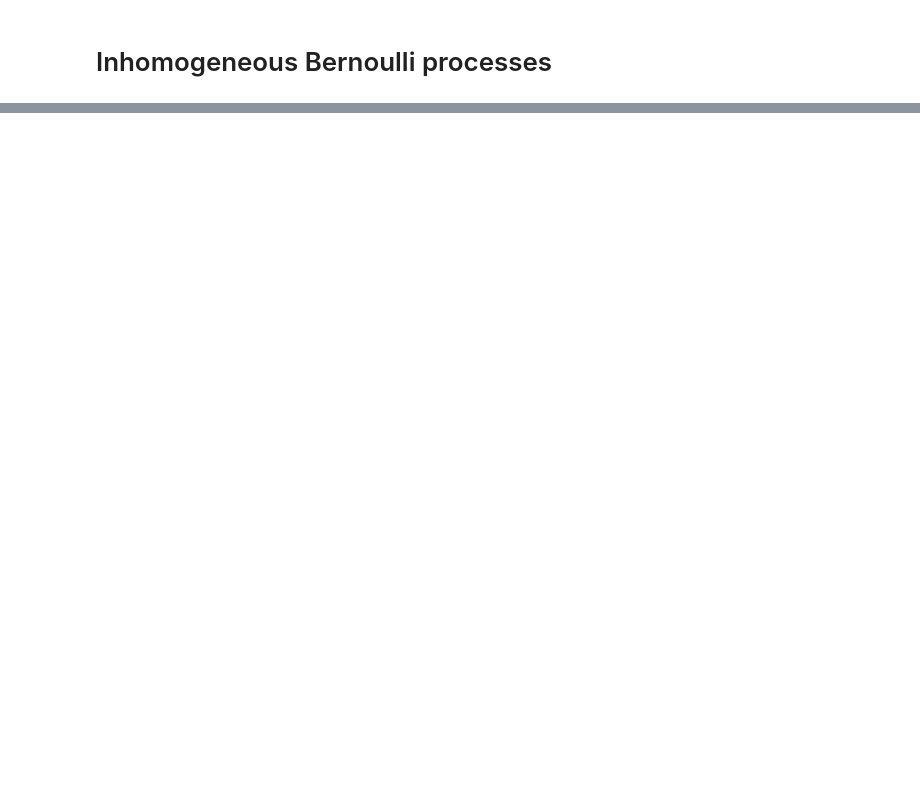
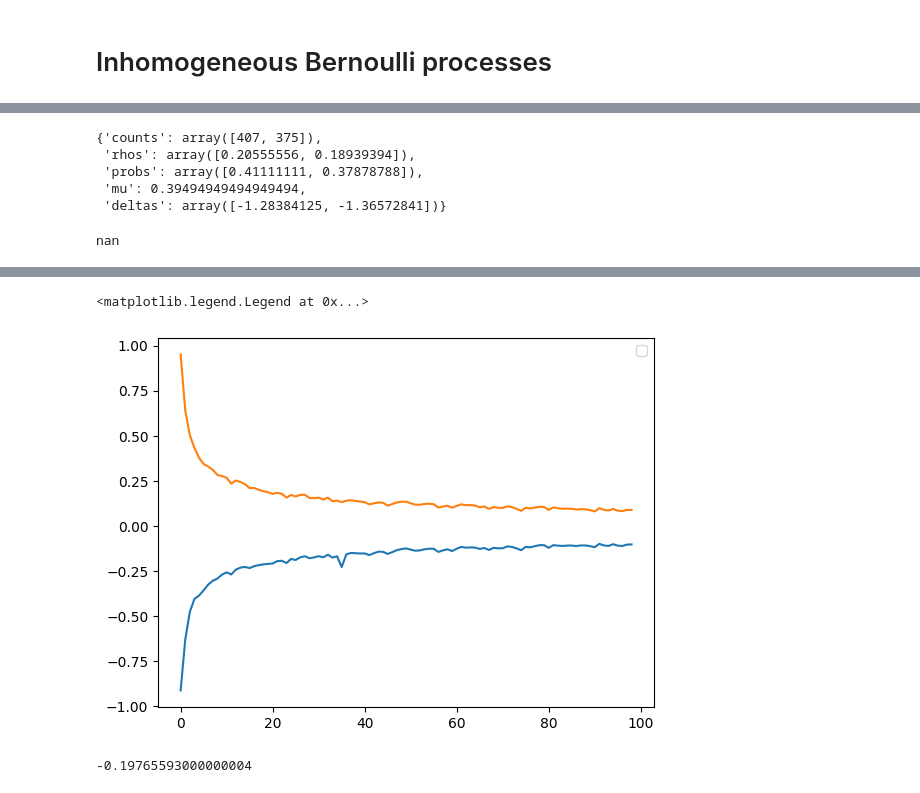
Before and after one commit to madanmohan-venkatesan/notebooks, a Jupyter notebook: 2011_03567.ipynb, the cells around one changed output, grey strips where cells are left out. Drawn from its saved outputs; the diff is of its cells as text; code cells hidden in the pictures; blank space fills up the shorter version.

```diff
--- a/2011_03567.ipynb
+++ b/2011_03567.ipynb
@@ -786,3 +794,12 @@ def objective(a,delta,maximize=True):
+# %%
+def objective(a,delta,maximize=True):
+    return -np.dot(a,delta) if maximize else np.dot(a,delta)
+
+def penalty_objective(delta, a, c, counts, rhos, eta, maximize=True):
+    obj_value = -np.dot(a, delta) if maximize else np.dot(a, delta)
+    constraint_violation = max(0, c - np.sum(counts * (delta + np.log(rhos) - logsumexp(delta + np.log(rhos)))))
+    penalty_term = 0.5 * eta * constraint_violation**2
+    return obj_value + penalty_term
 # %%
 def constraint(deltas,c,counts,rhos):
   ineq=c-np.sum(counts*(deltas+np.log(rhos)-logsumexp(deltas+np.log(rhos))))
@@ -887,0 +928,21 @@ Singular matrix E in LSQ subproblem
+# %%
+metrics
+# %% [output]
+{'counts': array([407, 375]),
+ 'rhos': array([0.20555556, 0.18939394]),
+ 'probs': array([0.41111111, 0.37878788]),
+ 'mu': 0.39494949494949494,
+ 'deltas': array([-1.28384125, -1.36572841])}
+# %%
+np.log(del2)
+# %% [output]
+nan
+# %%
+del1=metrics["deltas"][0]
+del2=metrics["deltas"][1]
+diff=np.log(del2)-np.log(del1)
+plt.plot(upper_bound)
+plt.plot(lower_bound)
+plt.plot([diff]*len(upper_bound))
+plt.legend()
+# %% [output]
@@ -887,0 +950,6 @@ Singular matrix E in LSQ subproblem
+<matplotlib.legend.Legend at 0x...>
+[figure, added]
+# %%
+-1.28938858+1.09173265
+# %% [output]
+-0.19765593000000004
```
Also changed, not shown: parts of 19 cells of this notebook.
